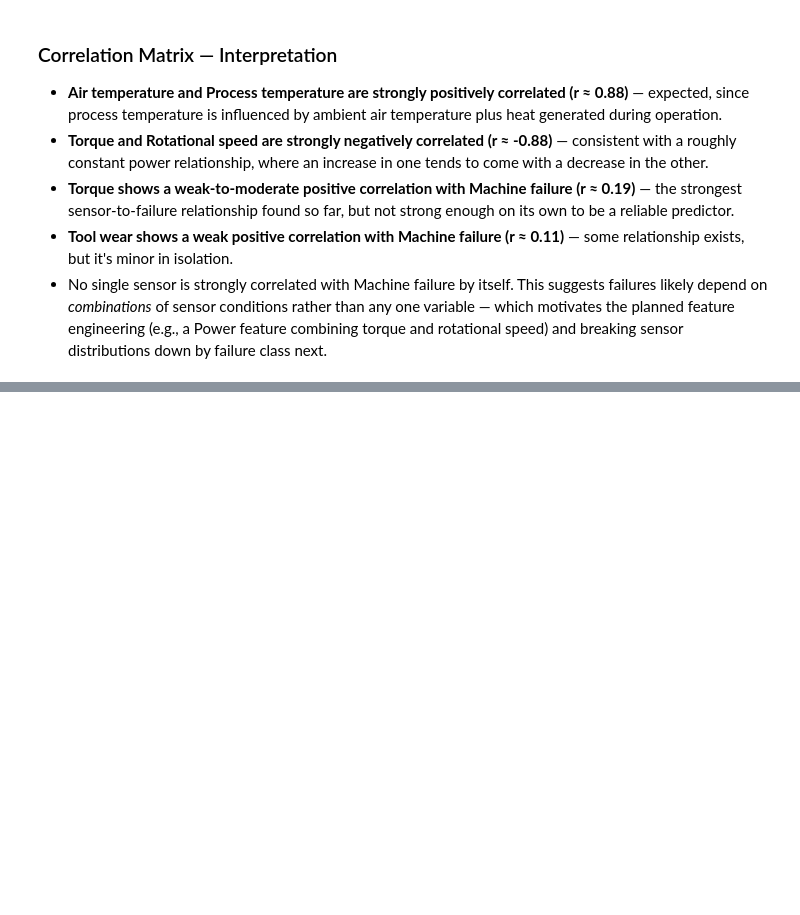
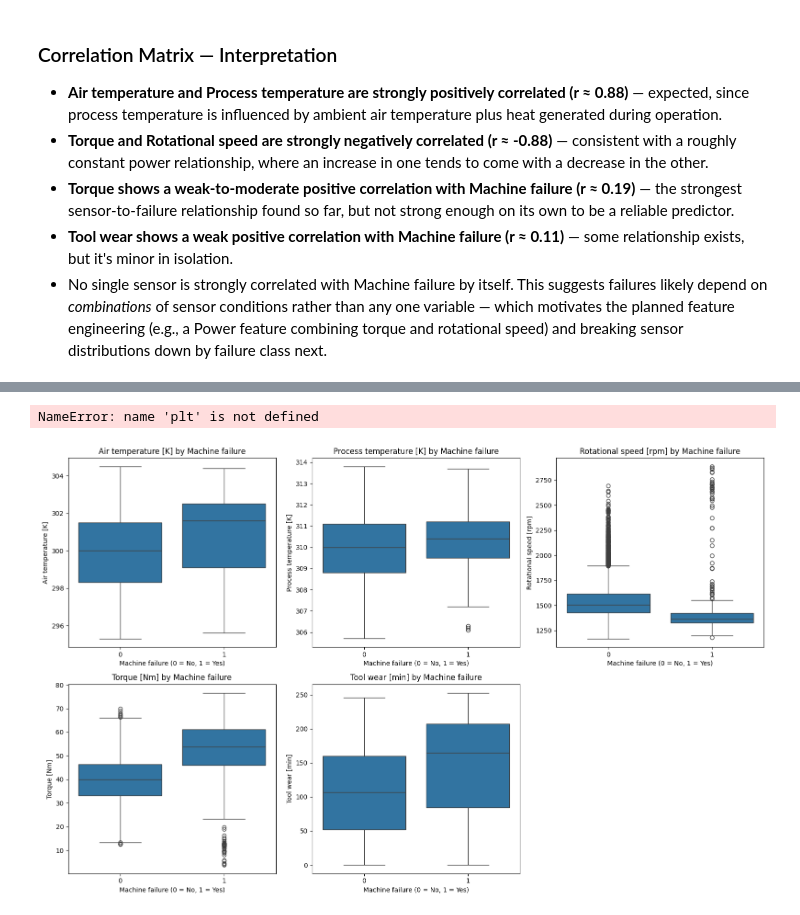
Before and after one commit to merinjo90/predictive_maintenance, a Jupyter notebook: notebooks/01_data_exploration.ipynb, the cells around one changed output, grey strips where cells are left out. Drawn from its saved outputs; the diff is of its cells as text; code cells hidden in the pictures; blank space fills up the shorter version.

Commit message:
Add sensor comparison by failure class

```diff
--- a/notebooks/01_data_exploration.ipynb
+++ b/notebooks/01_data_exploration.ipynb
@@ -611,0 +627,24 @@ Torque vs Machine failure: 0.1913207750594941
+# %%
+sensor_cols = [
+    'Air temperature [K]',
+    'Process temperature [K]',
+    'Rotational speed [rpm]',
+    'Torque [Nm]',
+    'Tool wear [min]'
+]
+
+fig, axes = plt.subplots(2, 3, figsize=(16, 10))
+axes = axes.flatten()
+
+for i, col in enumerate(sensor_cols):
+    sns.boxplot(x='Machine failure', y=col, data=df, ax=axes[i])
+    axes[i].set_title(f"{col} by Machine failure")
+    axes[i].set_xlabel("Machine failure (0 = No, 1 = Yes)")
+
+axes[-1].axis('off')
+
+plt.tight_layout()
+plt.savefig("../reports/figures/sensor_by_failure_class.png")
+plt.show()
+# %% [output]
+NameError: name 'plt' is not defined
@@ -611,0 +655,24 @@ Torque vs Machine failure: 0.1913207750594941
+# %%
+sensor_cols = [
+    'Air temperature [K]',
+    'Process temperature [K]',
+    'Rotational speed [rpm]',
+    'Torque [Nm]',
+    'Tool wear [min]'
+]
+
+fig, axes = plt.subplots(2, 3, figsize=(16, 10))
+axes = axes.flatten()
+
+for i, col in enumerate(sensor_cols):
+    sns.boxplot(x='Machine failure', y=col, data=df, ax=axes[i])
+    axes[i].set_title(f"{col} by Machine failure")
+    axes[i].set_xlabel("Machine failure (0 = No, 1 = Yes)")
+
+axes[-1].axis('off')
+
+plt.tight_layout()
+plt.savefig("../reports/figures/sensor_by_failure_class.png")
+plt.show()
+# %% [output]
+[figure, added]
```
Also changed, not shown: parts of 3 cells of this notebook, 1 other file.
